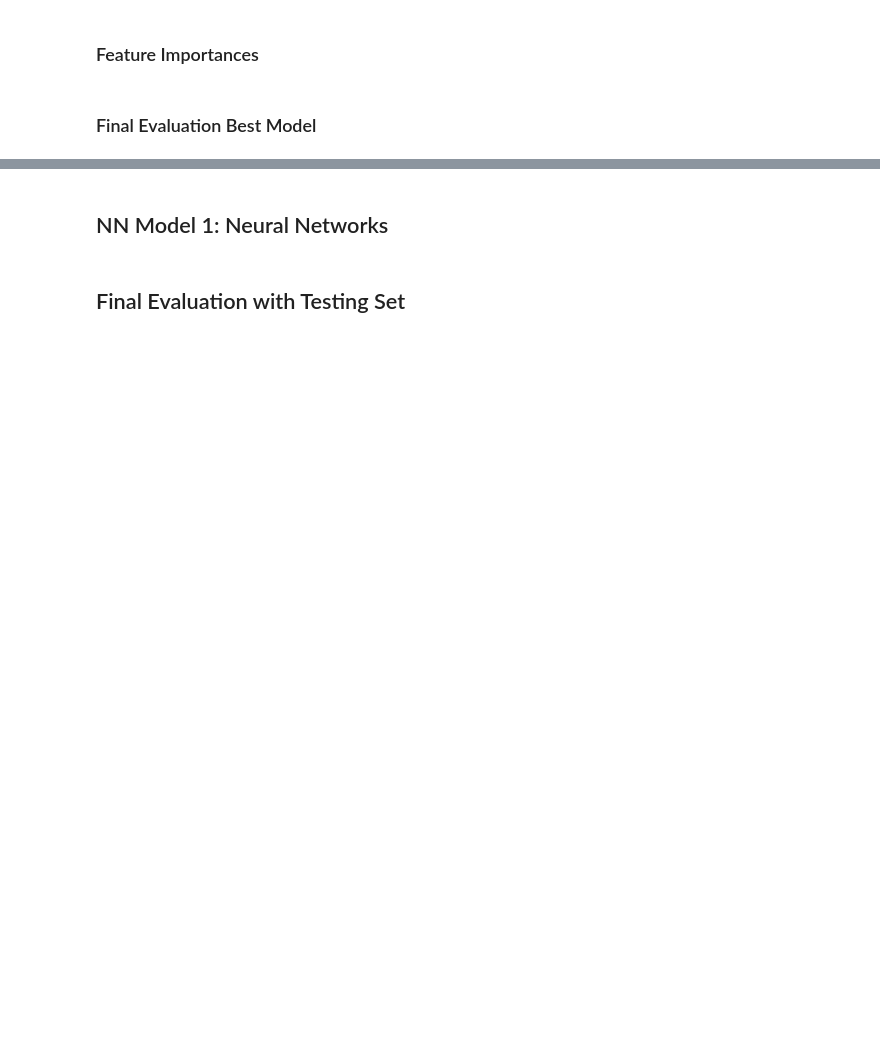
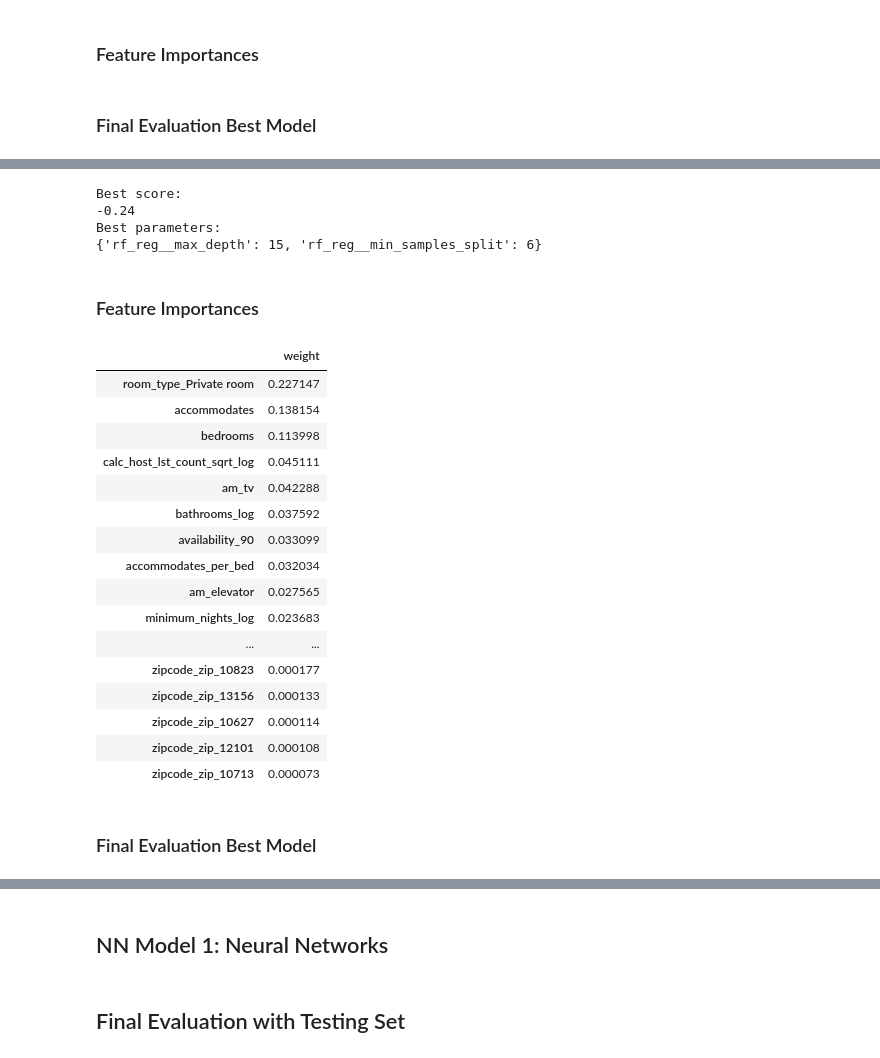
Before and after one commit to Rurbinasal/AIRBNB-Berlin-Listing-Price-Indicator, a Jupyter notebook: 5_Predictive_Modeling.ipynb, the cells around one changed output, grey strips where cells are left out. Drawn from its saved outputs; the diff is of its cells as text; code cells hidden in the pictures; blank space fills up the shorter version.

```diff
--- a/5_Predictive_Modeling.ipynb
+++ b/5_Predictive_Modeling.ipynb
@@ -1606,0 +1944,12 @@ fi_svm_reg
+# %%
+# Create pipeline to use in RandomizedSearchCV and GridSearchCV
+pipeline_rf_reg = Pipeline([('preprocessor', preprocessor),
+                            ('rf_reg',
+                             RandomForestRegressor(n_estimators=1500,
+                                                   max_features='sqrt',
+                                                   random_state=random_state,
+                                                   max_depth=4,
+                                                   min_samples_split=10,
+                                                   min_samples_leaf=1,
+                                                   bootstrap=False,
+                                                   n_jobs=-1))])
@@ -1606,0 +2008,21 @@ fi_svm_reg
+# %%
+# Define hyperparameter grid
+param_grid_rf_reg = {
+#    'rf_reg__n_estimators': [1200, 2000],
+#    'rf_reg__max_features': ['auto', 'sqrt'],
+    'rf_reg__max_depth': [10, 15],
+    'rf_reg__min_samples_split': [6, 10],
+#    'rf_reg__min_samples_leaf': [1, 2],
+#    'rf_reg__bootstrap': [True, False]
+}
+# %%
+# Create and fit GridSearchCV, save "best_model"
+grid_rf_reg = GridSearchCV(pipeline_rf_reg,
+                            param_grid_rf_reg,
+                            cv=5,
+                            scoring=scoring,
+                            return_train_score=True,
+                            verbose=4,
+                            n_jobs=-1)
+
+grid_rf_reg = grid_rf_reg.fit(X_train, y_train)
@@ -1606,0 +2033,39 @@ fi_svm_reg
+# %%
+# Save best model
+best_model_rf_reg = grid_rf_reg.best_estimator_['rf_reg']
+# %%
+# Display best_score_, best_params_ and best_estimator_
+print('Best score:\n{:.2f}'.format(grid_rf_reg.best_score_))
+print("Best parameters:\n{}".format(grid_rf_reg.best_params_))
+#print("Best estimator:\n{}".format(grid_rf_reg.best_estimator_))
+# %% [output]
+Best score:
+-0.24
+Best parameters:
+{'rf_reg__max_depth': 15, 'rf_reg__min_samples_split': 6}
+# %% [markdown]
+### Feature Importances
+# %%
+# Display feature importances
+fi_rf_reg = get_feat_importances(best_model_rf_reg)
+fi_rf_reg
+# %% [output]
+|  | weight |
+| room_type_Private room | 0.227147 |
+| accommodates | 0.138154 |
+| bedrooms | 0.113998 |
+| calc_host_lst_count_sqrt_log | 0.045111 |
+| am_tv | 0.042288 |
+| bathrooms_log | 0.037592 |
+| availability_90 | 0.033099 |
+| accommodates_per_bed | 0.032034 |
+| am_elevator | 0.027565 |
+| minimum_nights_log | 0.023683 |
+| ... | ... |
+| zipcode_zip_10823 | 0.000177 |
+| zipcode_zip_13156 | 0.000133 |
+| zipcode_zip_10627 | 0.000114 |
+| zipcode_zip_12101 | 0.000108 |
+| zipcode_zip_10713 | 0.000073 |
+# %% [markdown]
+### Final Evaluation Best Model
```
Also changed, not shown: parts of 155 cells of this notebook, 1 other file.
